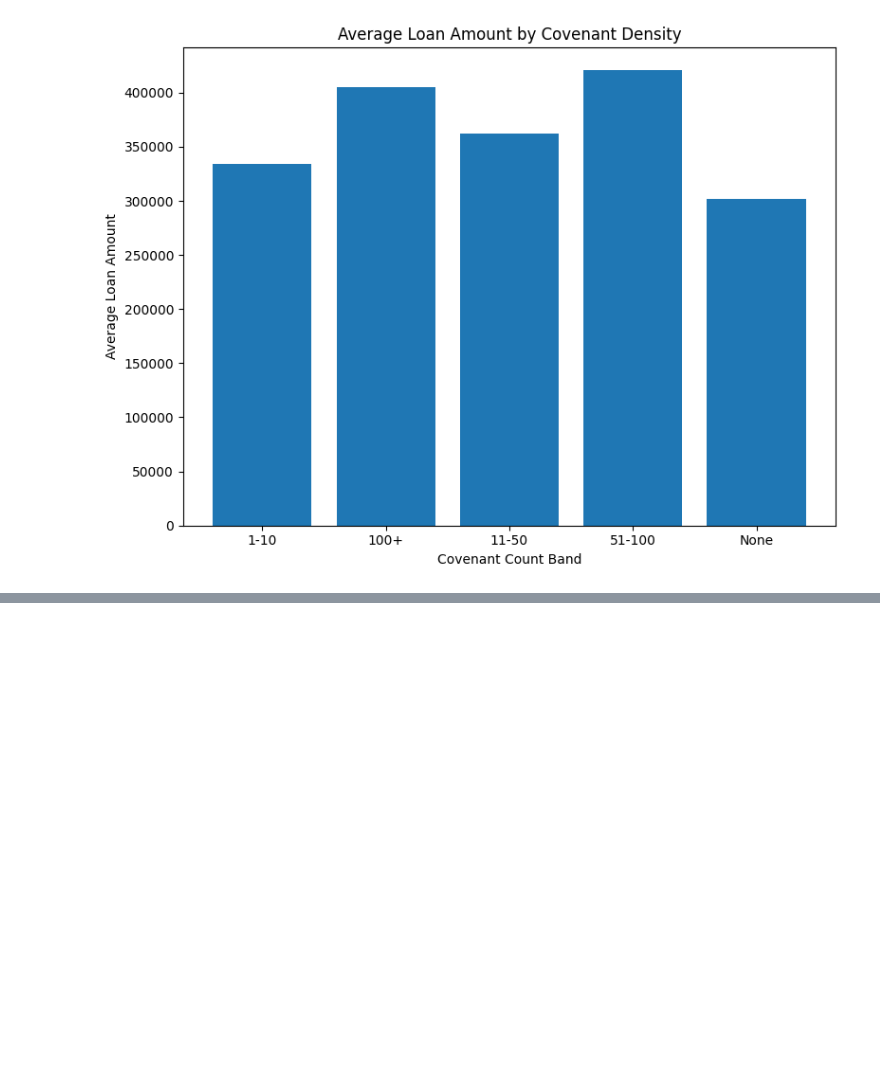
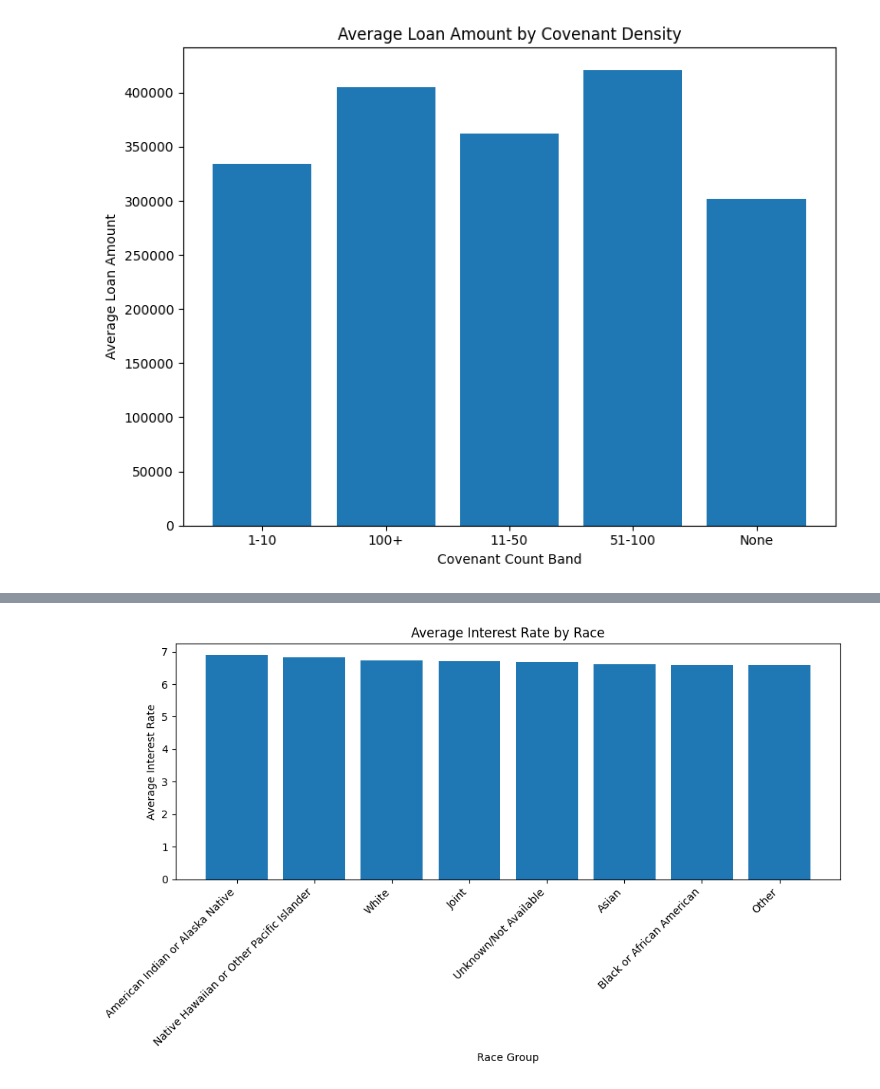
Before and after one commit to 2000031041-ShivaChary196/DATA6550-HOUSING-BIAS, a Jupyter notebook: CODE/Beladiya.ipynb, the cells around one changed output, grey strips where cells are left out. Drawn from its saved outputs; the diff is of its cells as text; code cells hidden in the pictures; blank space fills up the shorter version.

```diff
--- a/CODE/Beladiya.ipynb
+++ b/CODE/Beladiya.ipynb
@@ -285,0 +494,21 @@ plt.show()
+# %%
+import matplotlib.pyplot as plt
+
+interest_by_race = (
+    df.groupby("race_group")["interest_rate"]
+    .mean()
+    .sort_values(ascending=False)
+)
+
+plt.figure(figsize=(10, 6))
+plt.bar(interest_by_race.index, interest_by_race.values)
+
+plt.title("Average Interest Rate by Race")
+plt.xlabel("Race Group")
+plt.ylabel("Average Interest Rate")
+plt.xticks(rotation=45, ha="right")
+
+plt.tight_layout()
+plt.show()
+# %% [output]
+[figure, added]
```
Also changed, not shown: parts of 47 cells of this notebook.
